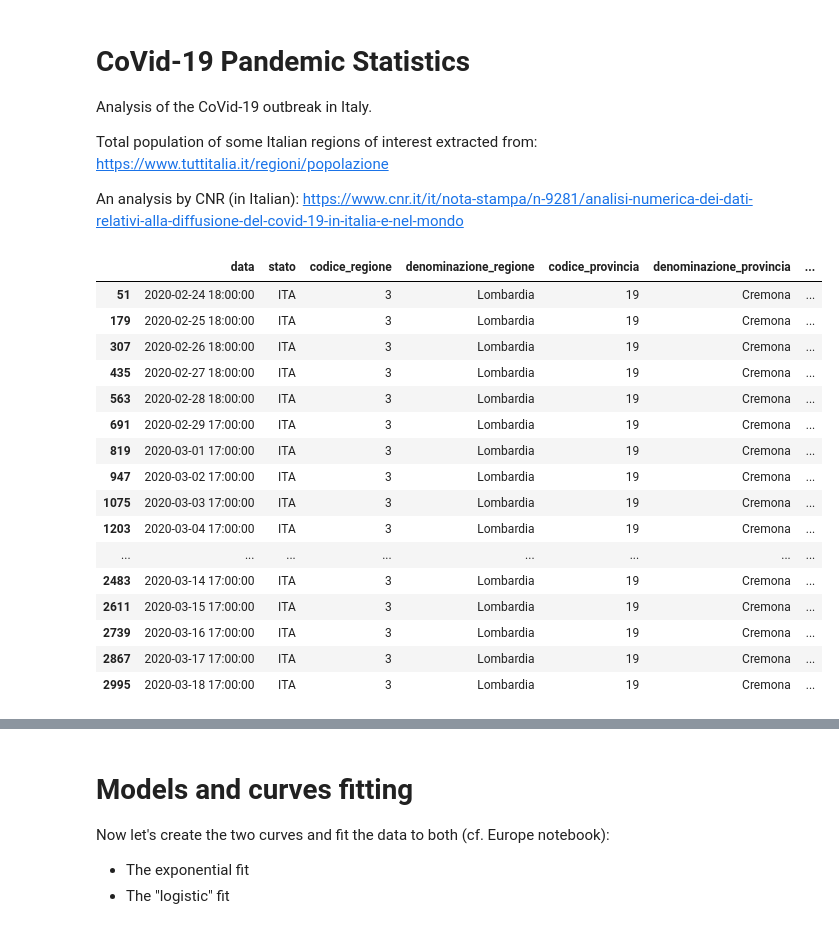
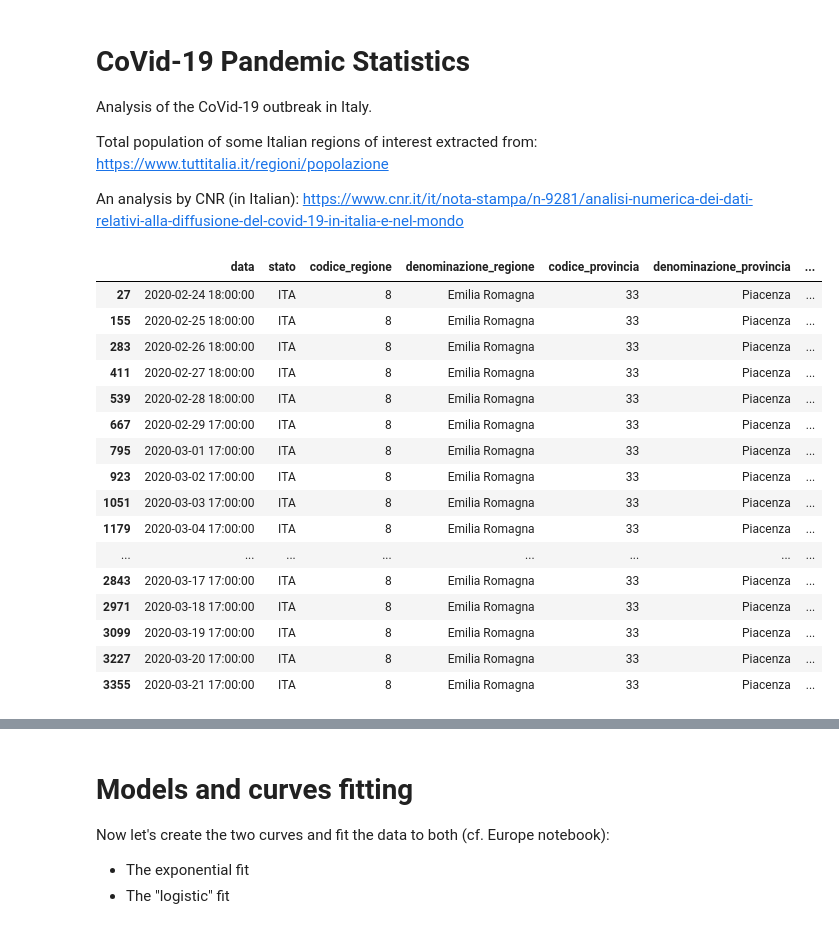
Before and after one commit to glpatcern/inotebooks, a Jupyter notebook: ITP/BigDataCovidSmartLecture/CoVid-19 in Italy.ipynb, the cells around one changed output, grey strips where cells are left out. Drawn from its saved outputs; the diff is of its cells as text; code cells hidden in the pictures.

```diff
--- a/ITP/BigDataCovidSmartLecture/CoVid-19 in Italy.ipynb
+++ b/ITP/BigDataCovidSmartLecture/CoVid-19 in Italy.ipynb
@@ -25,26 +28,26 @@ pop['Marche'] = 1.5
 # %%
 # This is the Github repo with the Italian detailed data
 url = 'https://raw.githubusercontent.com/pcm-dpc/COVID-19/master/dati-province/dpc-covid19-ita-province.csv'
 df = pd.read_csv(url)
-df[df['denominazione_provincia'] == 'Cremona']
+df[df['denominazione_provincia'] == 'Piacenza']
 # %% [output]
 |  | data | stato | codice_regione | denominazione_regione | codice_provincia | denominazione_provincia | ... |
-| 51 | 2020-02-24 18:00:00 | ITA | 3 | Lombardia | 19 | Cremona | ... |
-| 179 | 2020-02-25 18:00:00 | ITA | 3 | Lombardia | 19 | Cremona | ... |
-| 307 | 2020-02-26 18:00:00 | ITA | 3 | Lombardia | 19 | Cremona | ... |
-| 435 | 2020-02-27 18:00:00 | ITA | 3 | Lombardia | 19 | Cremona | ... |
-| 563 | 2020-02-28 18:00:00 | ITA | 3 | Lombardia | 19 | Cremona | ... |
-| 691 | 2020-02-29 17:00:00 | ITA | 3 | Lombardia | 19 | Cremona | ... |
-| 819 | 2020-03-01 17:00:00 | ITA | 3 | Lombardia | 19 | Cremona | ... |
-| 947 | 2020-03-02 17:00:00 | ITA | 3 | Lombardia | 19 | Cremona | ... |
-| 1075 | 2020-03-03 17:00:00 | ITA | 3 | Lombardia | 19 | Cremona | ... |
-| 1203 | 2020-03-04 17:00:00 | ITA | 3 | Lombardia | 19 | Cremona | ... |
+| 27 | 2020-02-24 18:00:00 | ITA | 8 | Emilia Romagna | 33 | Piacenza | ... |
+| 155 | 2020-02-25 18:00:00 | ITA | 8 | Emilia Romagna | 33 | Piacenza | ... |
+| 283 | 2020-02-26 18:00:00 | ITA | 8 | Emilia Romagna | 33 | Piacenza | ... |
+| 411 | 2020-02-27 18:00:00 | ITA | 8 | Emilia Romagna | 33 | Piacenza | ... |
+| 539 | 2020-02-28 18:00:00 | ITA | 8 | Emilia Romagna | 33 | Piacenza | ... |
+| 667 | 2020-02-29 17:00:00 | ITA | 8 | Emilia Romagna | 33 | Piacenza | ... |
+| 795 | 2020-03-01 17:00:00 | ITA | 8 | Emilia Romagna | 33 | Piacenza | ... |
+| 923 | 2020-03-02 17:00:00 | ITA | 8 | Emilia Romagna | 33 | Piacenza | ... |
+| 1051 | 2020-03-03 17:00:00 | ITA | 8 | Emilia Romagna | 33 | Piacenza | ... |
+| 1179 | 2020-03-04 17:00:00 | ITA | 8 | Emilia Romagna | 33 | Piacenza | ... |
 | ... | ... | ... | ... | ... | ... | ... | ... |
-| 2483 | 2020-03-14 17:00:00 | ITA | 3 | Lombardia | 19 | Cremona | ... |
-| 2611 | 2020-03-15 17:00:00 | ITA | 3 | Lombardia | 19 | Cremona | ... |
-| 2739 | 2020-03-16 17:00:00 | ITA | 3 | Lombardia | 19 | Cremona | ... |
-| 2867 | 2020-03-17 17:00:00 | ITA | 3 | Lombardia | 19 | Cremona | ... |
-| 2995 | 2020-03-18 17:00:00 | ITA | 3 | Lombardia | 19 | Cremona | ... |
+| 2843 | 2020-03-17 17:00:00 | ITA | 8 | Emilia Romagna | 33 | Piacenza | ... |
+| 2971 | 2020-03-18 17:00:00 | ITA | 8 | Emilia Romagna | 33 | Piacenza | ... |
+| 3099 | 2020-03-19 17:00:00 | ITA | 8 | Emilia Romagna | 33 | Piacenza | ... |
+| 3227 | 2020-03-20 17:00:00 | ITA | 8 | Emilia Romagna | 33 | Piacenza | ... |
+| 3355 | 2020-03-21 17:00:00 | ITA | 8 | Emilia Romagna | 33 | Piacenza | ... |
 # %%
 df.describe()
 # %% [output]
```
Also changed, not shown: parts of 8 cells of this notebook.
